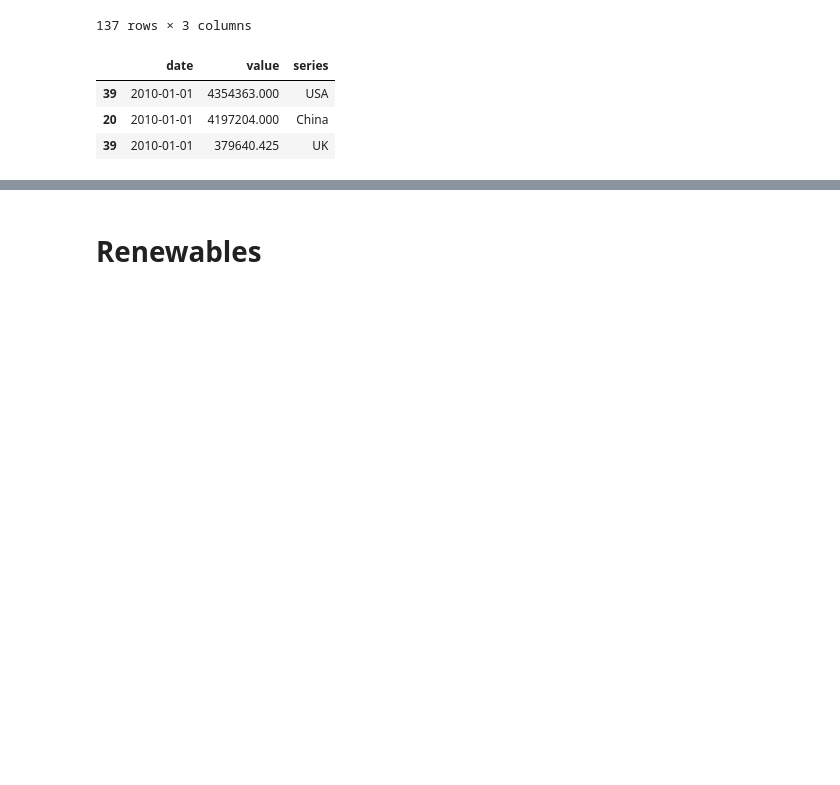
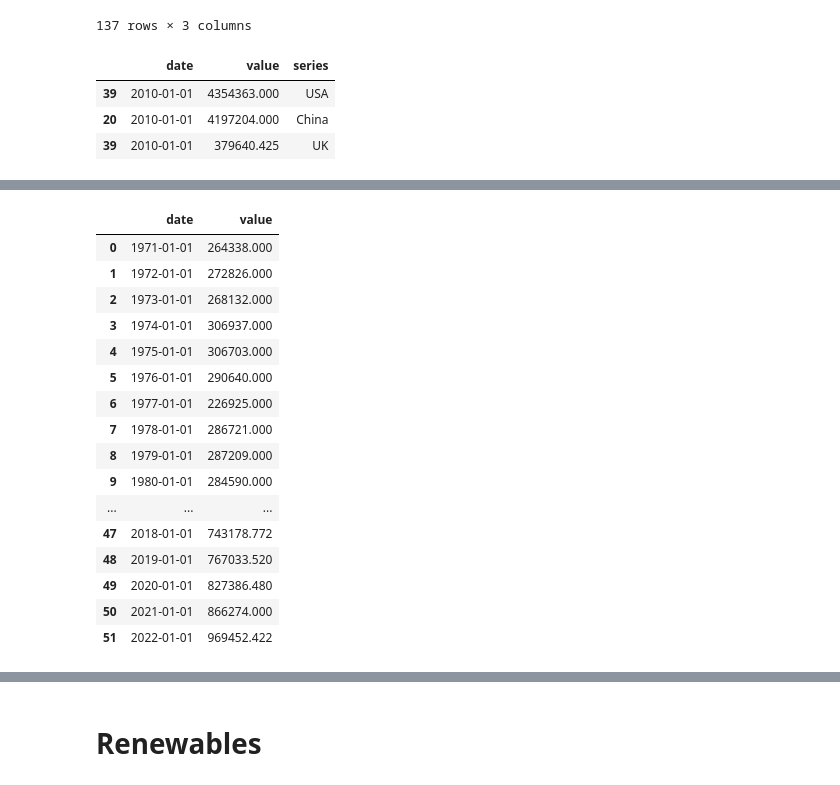
Before and after one commit to jhellingsdata/RADataHub, a Jupyter notebook: ChartOfTheDay/energy/us_chn_energy.ipynb, the cells around one changed output, grey strips where cells are left out. Cells and saved outputs as stored; diff of their text form; code cells hidden in the pictures; blank space fills up the shorter version.

```diff
--- a/ChartOfTheDay/energy/us_chn_energy.ipynb
+++ b/ChartOfTheDay/energy/us_chn_energy.ipynb
@@ -73,0 +122,20 @@ chart
+# %%
+us_rn
+# %% [output]
+|  | date | value |
+| 0 | 1971-01-01 | 264338.000 |
+| 1 | 1972-01-01 | 272826.000 |
+| 2 | 1973-01-01 | 268132.000 |
+| 3 | 1974-01-01 | 306937.000 |
+| 4 | 1975-01-01 | 306703.000 |
+| 5 | 1976-01-01 | 290640.000 |
+| 6 | 1977-01-01 | 226925.000 |
+| 7 | 1978-01-01 | 286721.000 |
+| 8 | 1979-01-01 | 287209.000 |
+| 9 | 1980-01-01 | 284590.000 |
+| ... | ... | ... |
+| 47 | 2018-01-01 | 743178.772 |
+| 48 | 2019-01-01 | 767033.520 |
+| 49 | 2020-01-01 | 827386.480 |
+| 50 | 2021-01-01 | 866274.000 |
+| 51 | 2022-01-01 | 969452.422 |
```
Also changed, not shown: parts of 10 cells of this notebook, 3 other files.
